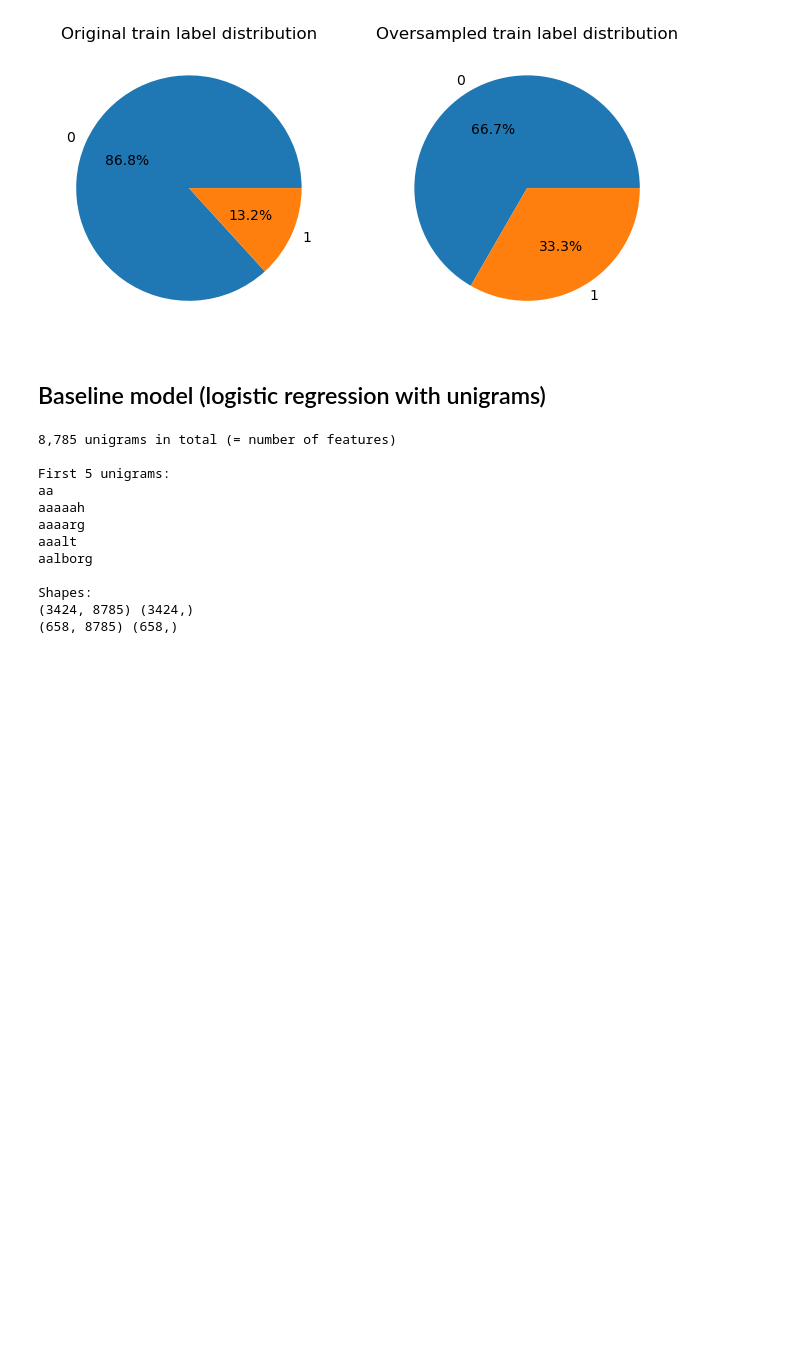
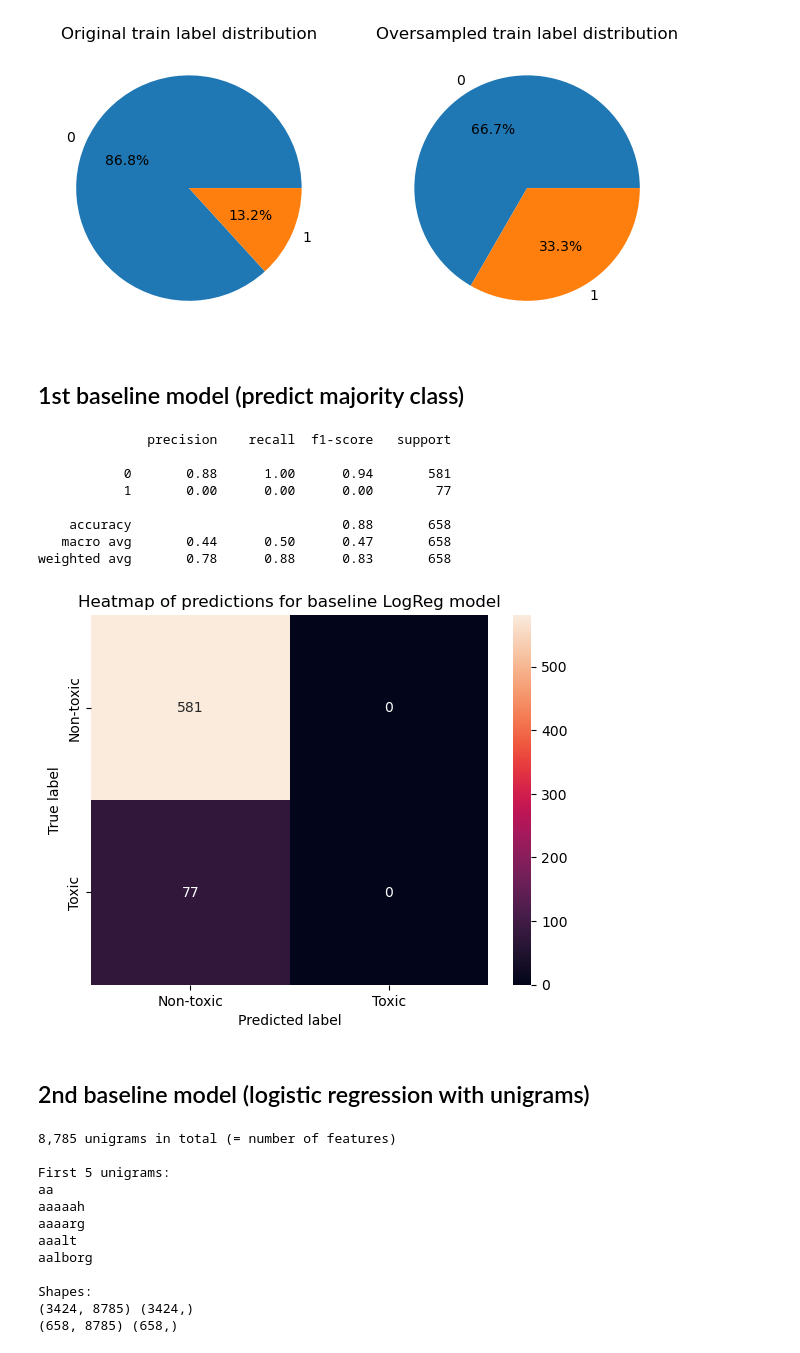
Before and after one commit to MajaMittag/gender-bias_da, a Jupyter notebook: toxicity_detection/toxicity_model_full_version_10models.ipynb, the cells around one changed output. Saved outputs shown, nothing was run; the diff lists cells and outputs as text; code cells hidden in the pictures; blank space fills up the shorter version.

```diff
--- a/toxicity_detection/toxicity_model_full_version_10models.ipynb
+++ b/toxicity_detection/toxicity_model_full_version_10models.ipynb
@@ -255,8 +251,32 @@ X_train = X_train_oversampled
 y_train = y_train_oversampled
 X_test = X_test_preproc
 y_test = y_test_orig
+# %% [markdown]
+## 1st baseline model (predict majority class)
+# %%
+# make predictions and evaluate model
+
+major_pred = np.zeros(len(X_test)) # predict majority class for every sample
+
+print(classification_report(y_test, major_pred, zero_division="warn"))
+# because only one class is predicted, an error is raised (zero division error causes it to return 0.0 for precision and F-score, which influences the macro avg)
+# zero_division{“warn”, 0.0, 1.0, np.nan}, default=”warn”
+#     Sets the value to return when there is a zero division. If set to “warn”, this acts as 0, but warnings are also raised.
+
+major_cm = confusion_matrix(y_test, major_pred)
+utils.plot_heatmap(major_cm, title="Heatmap of predictions for baseline LogReg model", save=True, file_name="logreg_heatmap.png")
+# %% [output]
+              precision    recall  f1-score   support
+
+           0       0.88      1.00      0.94       581
+           1       0.00      0.00      0.00        77
+
+    accuracy                           0.88       658
+   macro avg       0.44      0.50      0.47       658
+weighted avg       0.78      0.88      0.83       658
+[figure, added]
 # %% [markdown]
-## Baseline model (logistic regression with unigrams)
+## 2nd baseline model (logistic regression with unigrams)
 # %%
 # vectorization
 vectorizer = TfidfVectorizer(ngram_range=(1,1)) # unigrams
```
Also changed, not shown: parts of 15 cells of this notebook, 20 other files.
